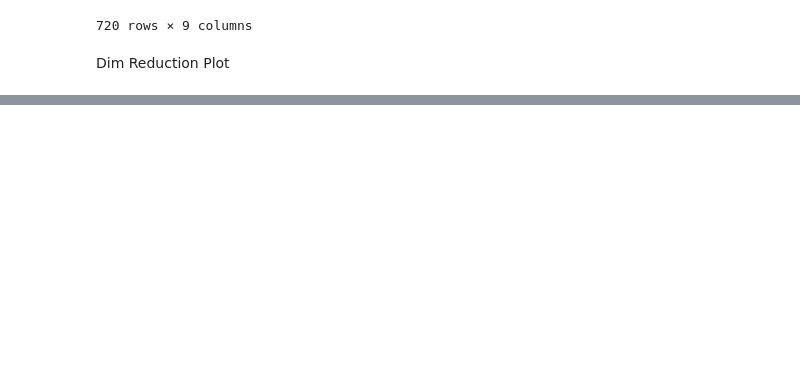
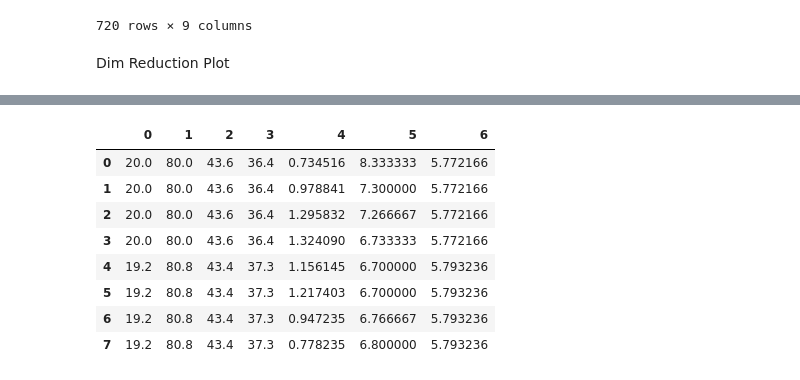
Before and after one commit to nisa-bayraktar/european_productivity, a Jupyter notebook: clustering/clustering.ipynb, the cells around one changed output, grey strips where cells are left out. Saved outputs shown, nothing was run; the diff lists cells and outputs as text; code cells hidden in the pictures; blank space fills up the shorter version.

```diff
--- a/clustering/clustering.ipynb
+++ b/clustering/clustering.ipynb
@@ -686,0 +856,12 @@ final_fig.show()
+# %%
+X_test
+# %% [output]
+|  | 0 | 1 | 2 | 3 | 4 | 5 | 6 |
+| 0 | 20.0 | 80.0 | 43.6 | 36.4 | 0.734516 | 8.333333 | 5.772166 |
+| 1 | 20.0 | 80.0 | 43.6 | 36.4 | 0.978841 | 7.300000 | 5.772166 |
+| 2 | 20.0 | 80.0 | 43.6 | 36.4 | 1.295832 | 7.266667 | 5.772166 |
+| 3 | 20.0 | 80.0 | 43.6 | 36.4 | 1.324090 | 6.733333 | 5.772166 |
+| 4 | 19.2 | 80.8 | 43.4 | 37.3 | 1.156145 | 6.700000 | 5.793236 |
+| 5 | 19.2 | 80.8 | 43.4 | 37.3 | 1.217403 | 6.700000 | 5.793236 |
+| 6 | 19.2 | 80.8 | 43.4 | 37.3 | 0.947235 | 6.766667 | 5.793236 |
+| 7 | 19.2 | 80.8 | 43.4 | 37.3 | 0.778235 | 6.800000 | 5.793236 |
```
Also changed, not shown: parts of 12 cells of this notebook, 3 other files.
